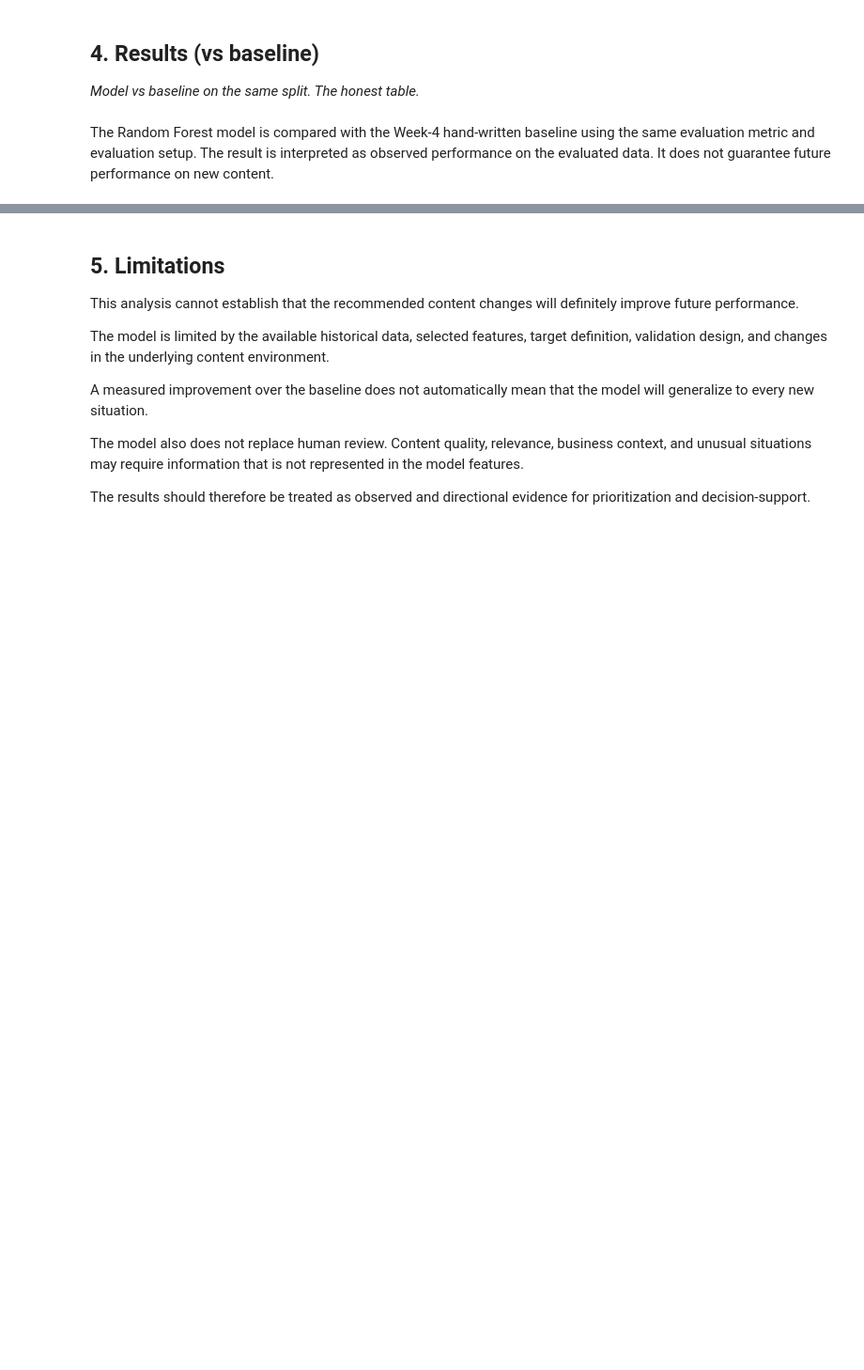
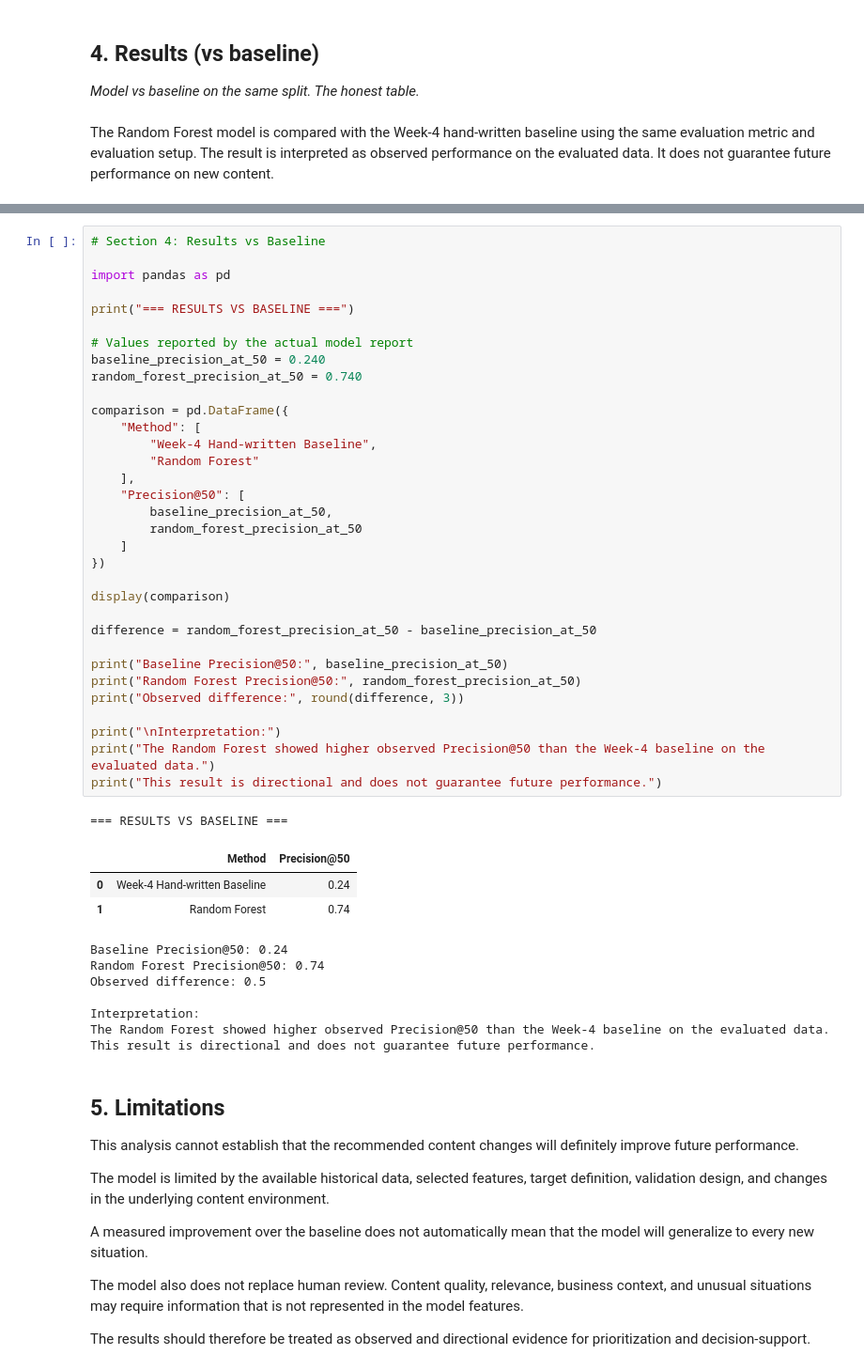
Before and after one commit to MUHAMMADAFFAN786/flyrank-ml-internship-starter, a Jupyter notebook: work/notebooks/capstone.ipynb, the cells around one changed output, grey strips where cells are left out. Shown at 94% size. Drawn from its saved outputs; the diff is of its cells as text; blank space fills up the shorter version.

```diff
--- a/work/notebooks/capstone.ipynb
+++ b/work/notebooks/capstone.ipynb
@@ -244,3 +220,48 @@ Use the actual Week-5 model output when available.
+# %%
+# Section 4: Results vs Baseline
+
+import pandas as pd
+
+print("=== RESULTS VS BASELINE ===")
+
+# Values reported by the actual model report
+baseline_precision_at_50 = 0.240
+random_forest_precision_at_50 = 0.740
+
+comparison = pd.DataFrame({
+    "Method": [
+        "Week-4 Hand-written Baseline",
+        "Random Forest"
+    ],
+    "Precision@50": [
+        baseline_precision_at_50,
+        random_forest_precision_at_50
+    ]
+})
+
+display(comparison)
+
+difference = random_forest_precision_at_50 - baseline_precision_at_50
+
+print("Baseline Precision@50:", baseline_precision_at_50)
+print("Random Forest Precision@50:", random_forest_precision_at_50)
+print("Observed difference:", round(difference, 3))
+
+print("\nInterpretation:")
+print("The Random Forest showed higher observed Precision@50 than the Week-4 baseline on the evaluated data.")
+print("This result is directional and does not guarantee future performance.")
+# %% [output]
+=== RESULTS VS BASELINE ===
+|  | Method | Precision@50 |
+| 0 | Week-4 Hand-written Baseline | 0.24 |
+| 1 | Random Forest | 0.74 |
+Baseline Precision@50: 0.24
+Random Forest Precision@50: 0.74
+Observed difference: 0.5
+
+Interpretation:
+The Random Forest showed higher observed Precision@50 than the Week-4 baseline on the evaluated data.
+This result is directional and does not guarantee future performance.
 # %% [markdown]
 ## 5. Limitations
 
```
Also changed, not shown: parts of 7 cells of this notebook.
